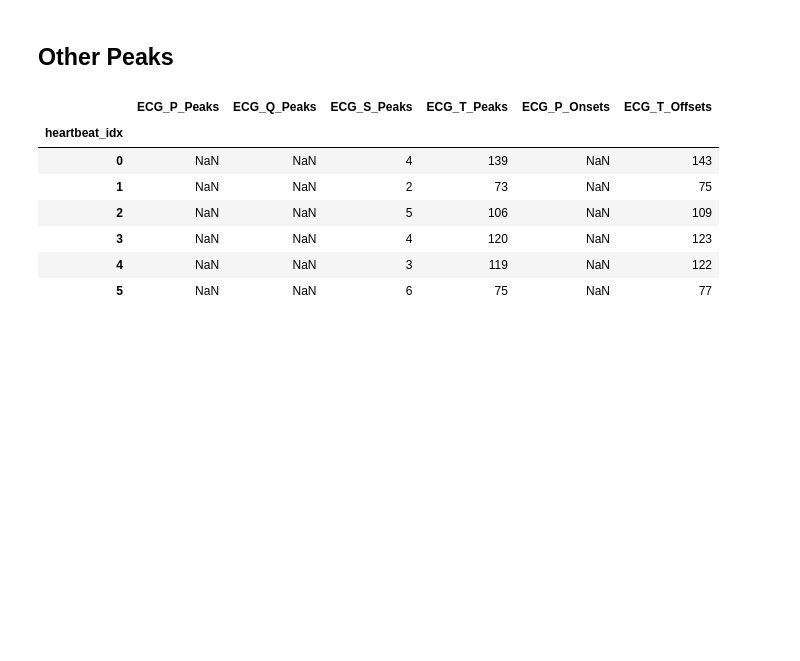
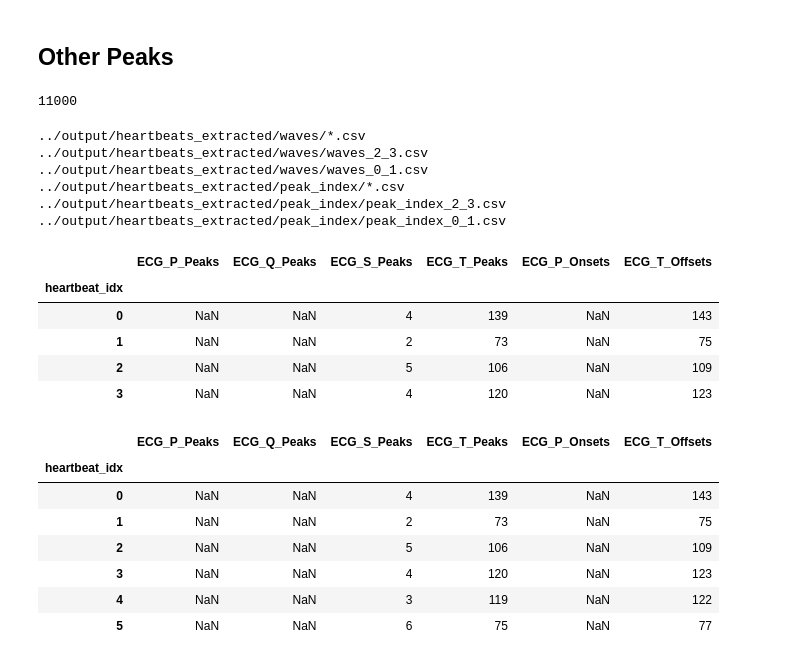
Before and after one commit to juliepinole/proj2, a Jupyter notebook: task_1/Task_1_explo.ipynb, the cells around one changed output. Saved outputs shown, nothing was run; the diff lists cells and outputs as text; code cells hidden in the pictures; blank space fills up the shorter version.

```diff
--- a/task_1/Task_1_explo.ipynb
+++ b/task_1/Task_1_explo.ipynb
@@ -360,7 +369,33 @@ df_peaks = lib.peaks_features(total_infos_dict)
+# %%
+50*220
+# %% [output]
+11000
 # %%
 import py_lib as lib
 reload(lib)
 import py_lib as lib
+# %%
+final_df = lib.download_other_peaks_csv_batches(
+    dir_path='../output/heartbeats_extracted/',
+    types_of_files=['waves', 'peak_index'],
+    pull_all=True,
+                )
+# %% [output]
+../output/heartbeats_extracted/waves/*.csv
+../output/heartbeats_extracted/waves/waves_2_3.csv
+../output/heartbeats_extracted/waves/waves_0_1.csv
+../output/heartbeats_extracted/peak_index/*.csv
+../output/heartbeats_extracted/peak_index/peak_index_2_3.csv
+../output/heartbeats_extracted/peak_index/peak_index_0_1.csv
+# %%
+final_df['peak_index']
+# %% [output]
+|  | ECG_P_Peaks | ECG_Q_Peaks | ECG_S_Peaks | ECG_T_Peaks | ECG_P_Onsets | ECG_T_Offsets |
+| heartbeat_idx |  |  |  |  |  |  |
+| 0 | NaN | NaN | 4 | 139 | NaN | 143 |
+| 1 | NaN | NaN | 2 | 73 | NaN | 75 |
+| 2 | NaN | NaN | 5 | 106 | NaN | 109 |
+| 3 | NaN | NaN | 4 | 120 | NaN | 123 |
 # %%
 waves_sum_df, peak_index_df, idx_multiple_peaks_waves = lib.heartbeats_other_peaks(
         ecg_cleaned_df,
```
Also changed, not shown: parts of 1 cell of this notebook, 3 other files.
